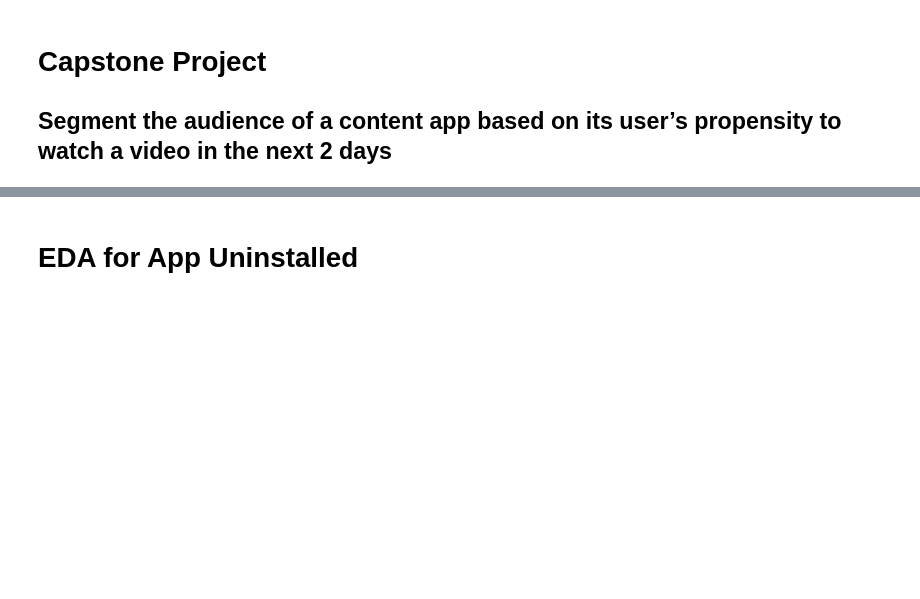
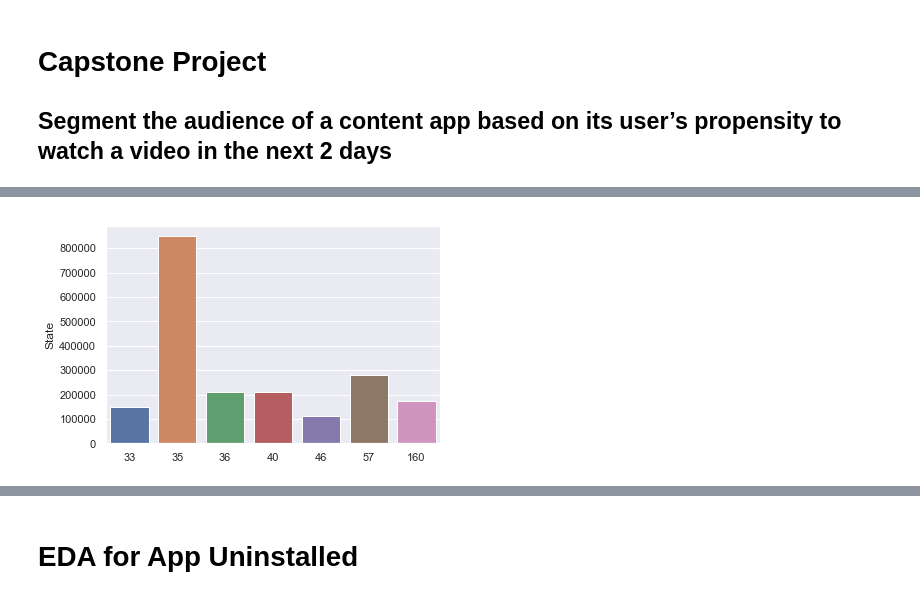
Before and after one commit to clydemendonca/GreyAtomCapstone, a Jupyter notebook: Capstone.ipynb, the cells around one changed output, grey strips where cells are left out. Drawn from its saved outputs; the diff is of its cells as text; code cells hidden in the pictures; blank space fills up the shorter version.

```diff
--- a/Capstone.ipynb
+++ b/Capstone.ipynb
@@ -11,0 +38,9 @@ sns.set(style="darkgrid")
+# %%
+#Exploring the 'State' column of AppLaunched Data.
+df_applaunched_state = pd.DataFrame(df_applaunched['State'].value_counts())
+#Selecting only the states which have high counts of users launching the application
+df_applaunched_state = df_applaunched_state[df_applaunched_state['State']>100000]
+#Visualizing using the bar plot
+ax = sns.barplot(x=df_applaunched_state.index,y=df_applaunched_state['State'])
+# %% [output]
+[figure, added]
```
Also changed, not shown: parts of 17 cells of this notebook.
